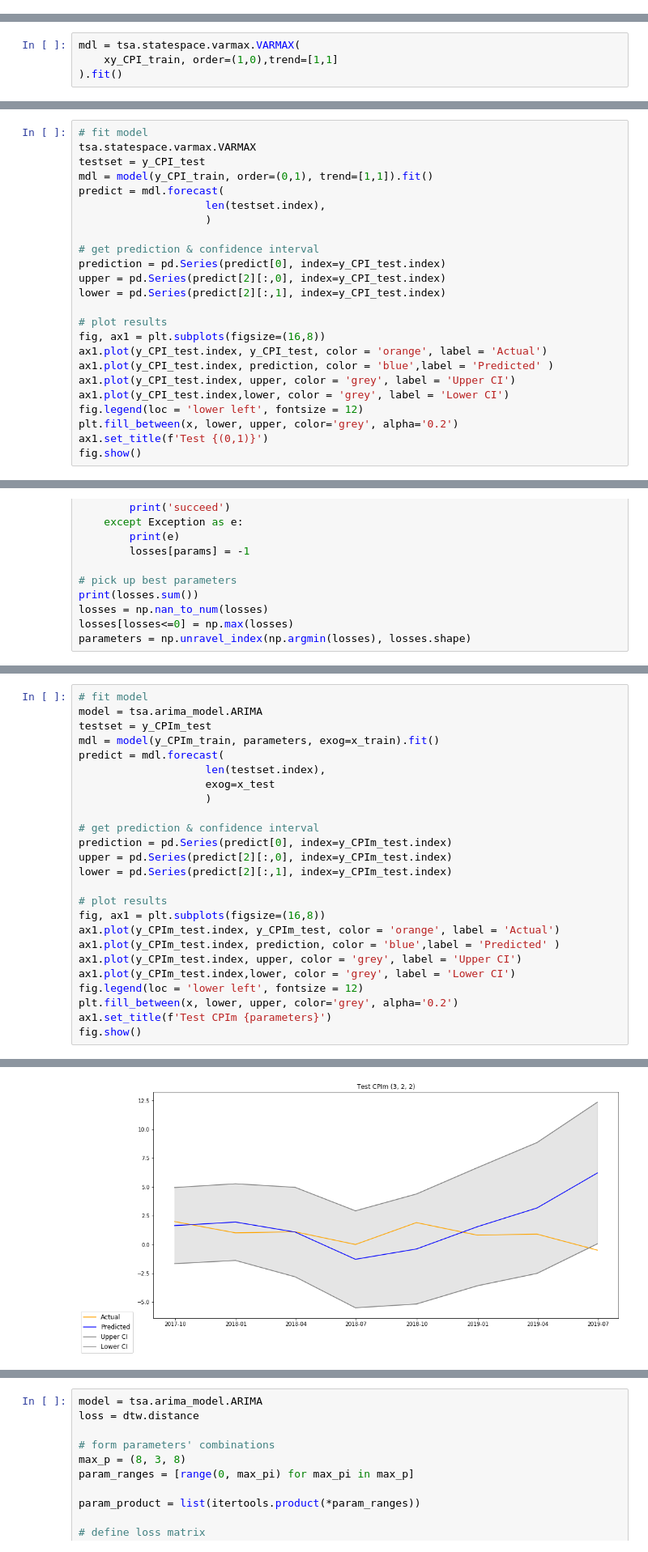
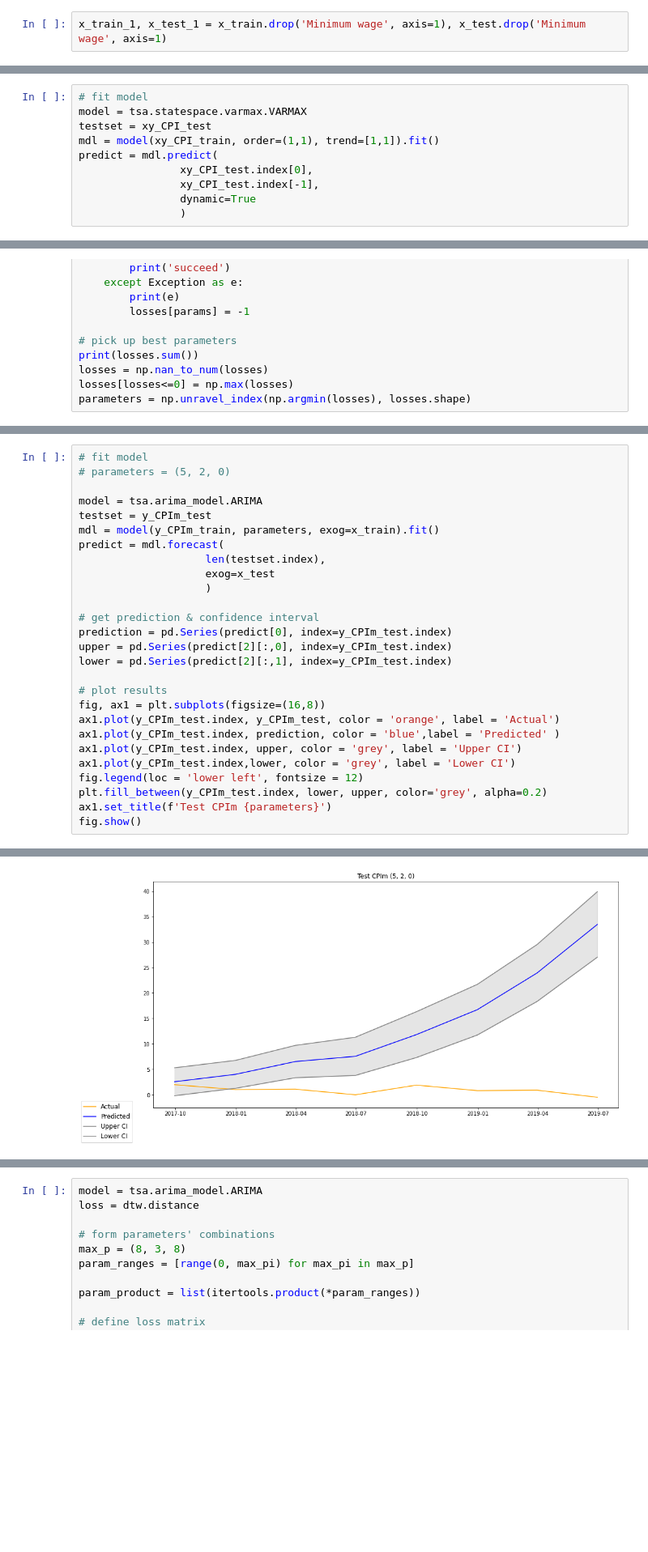
Before and after one commit to gamble27/CPI, a Jupyter notebook: final.ipynb, the cells around one changed output, grey strips where cells are left out. Shown at 81% size. Cells and saved outputs as stored; diff of their text form; blank space fills up the shorter version.

```diff
--- a/final.ipynb
+++ b/final.ipynb
@@ -491,2 +584,4 @@ parameters
+# %%
+x_train_1, x_test_1 = x_train.drop('Minimum wage', axis=1), x_test.drop('Minimum wage', axis=1)
 # %%
 # fit model
@@ -738,0 +841,10 @@ parameters
+# %%
+# fit model
+model = tsa.statespace.varmax.VARMAX
+testset = xy_CPI_test
+mdl = model(xy_CPI_train, order=(1,1), trend=[1,1]).fit()
+predict = mdl.predict(
+                xy_CPI_test.index[0],
+                xy_CPI_test.index[-1],
+                dynamic=True
+                )
@@ -779,4 +880,0 @@ this may come with impulse responses, too.
-# %%
-mdl = tsa.statespace.varmax.VARMAX(
-    xy_CPI_train, order=(1,0),trend=[1,1]
-).fit()
@@ -887,24 +880,0 @@ all da hell: (0, 1)
-# %%
-# fit model
-tsa.statespace.varmax.VARMAX
-testset = y_CPI_test
-mdl = model(y_CPI_train, order=(0,1), trend=[1,1]).fit()
-predict = mdl.forecast(
-                    len(testset.index),
-                    )
-
-# get prediction & confidence interval
-prediction = pd.Series(predict[0], index=y_CPI_test.index)
-upper = pd.Series(predict[2][:,0], index=y_CPI_test.index)
-lower = pd.Series(predict[2][:,1], index=y_CPI_test.index)
-
-# plot results
-fig, ax1 = plt.subplots(figsize=(16,8))
-ax1.plot(y_CPI_test.index, y_CPI_test, color = 'orange', label = 'Actual')
-ax1.plot(y_CPI_test.index, prediction, color = 'blue',label = 'Predicted' )
-ax1.plot(y_CPI_test.index, upper, color = 'grey', label = 'Upper CI')
-ax1.plot(y_CPI_test.index,lower, color = 'grey', label = 'Lower CI')
-fig.legend(loc = 'lower left', fontsize = 12)
-plt.fill_between(x, lower, upper, color='grey', alpha='0.2')
-ax1.set_title(f'Test {(0,1)}')
-fig.show()
@@ -962,34 +928,36 @@ parameters
 # %%
 # fit model
+# parameters = (5, 2, 0)
+
 model = tsa.arima_model.ARIMA
 testset = y_CPIm_test
 mdl = model(y_CPIm_train, parameters, exog=x_train).fit()
 predict = mdl.forecast(
                     len(testset.index),
                     exog=x_test
                     )
 
 # get prediction & confidence interval
 prediction = pd.Series(predict[0], index=y_CPIm_test.index)
 upper = pd.Series(predict[2][:,0], index=y_CPIm_test.index)
 lower = pd.Series(predict[2][:,1], index=y_CPIm_test.index)
 
 # plot results
 fig, ax1 = plt.subplots(figsize=(16,8))
 ax1.plot(y_CPIm_test.index, y_CPIm_test, color = 'orange', label = 'Actual')
 ax1.plot(y_CPIm_test.index, prediction, color = 'blue',label = 'Predicted' )
 ax1.plot(y_CPIm_test.index, upper, color = 'grey', label = 'Upper CI')
 ax1.plot(y_CPIm_test.index,lower, color = 'grey', label = 'Lower CI')
 fig.legend(loc = 'lower left', fontsize = 12)
-plt.fill_between(x, lower, upper, color='grey', alpha='0.2')
+plt.fill_between(y_CPIm_test.index, lower, upper, color='grey', alpha=0.2)
 ax1.set_title(f'Test CPIm {parameters}')
 fig.show()
 # %% [output]
 Inverting hessian failed, no bse or cov_params available
 
 
 Maximum Likelihood optimization failed to converge. Check mle_retvals
-[figure, old version]
+[figure, new version]
 # %%
 mdl.summary()
 # %% [output]
```
Also changed, not shown: parts of 110 cells of this notebook.
